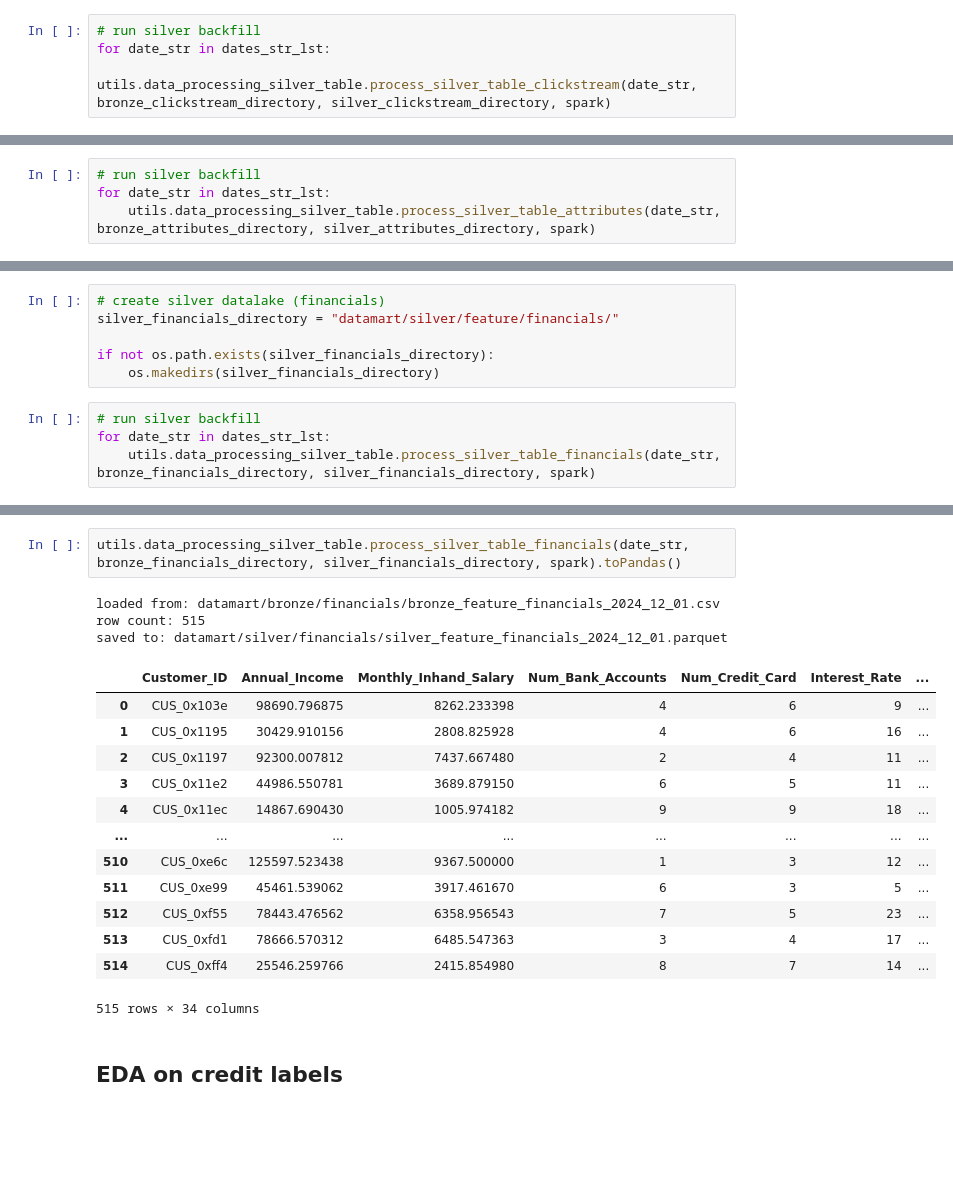
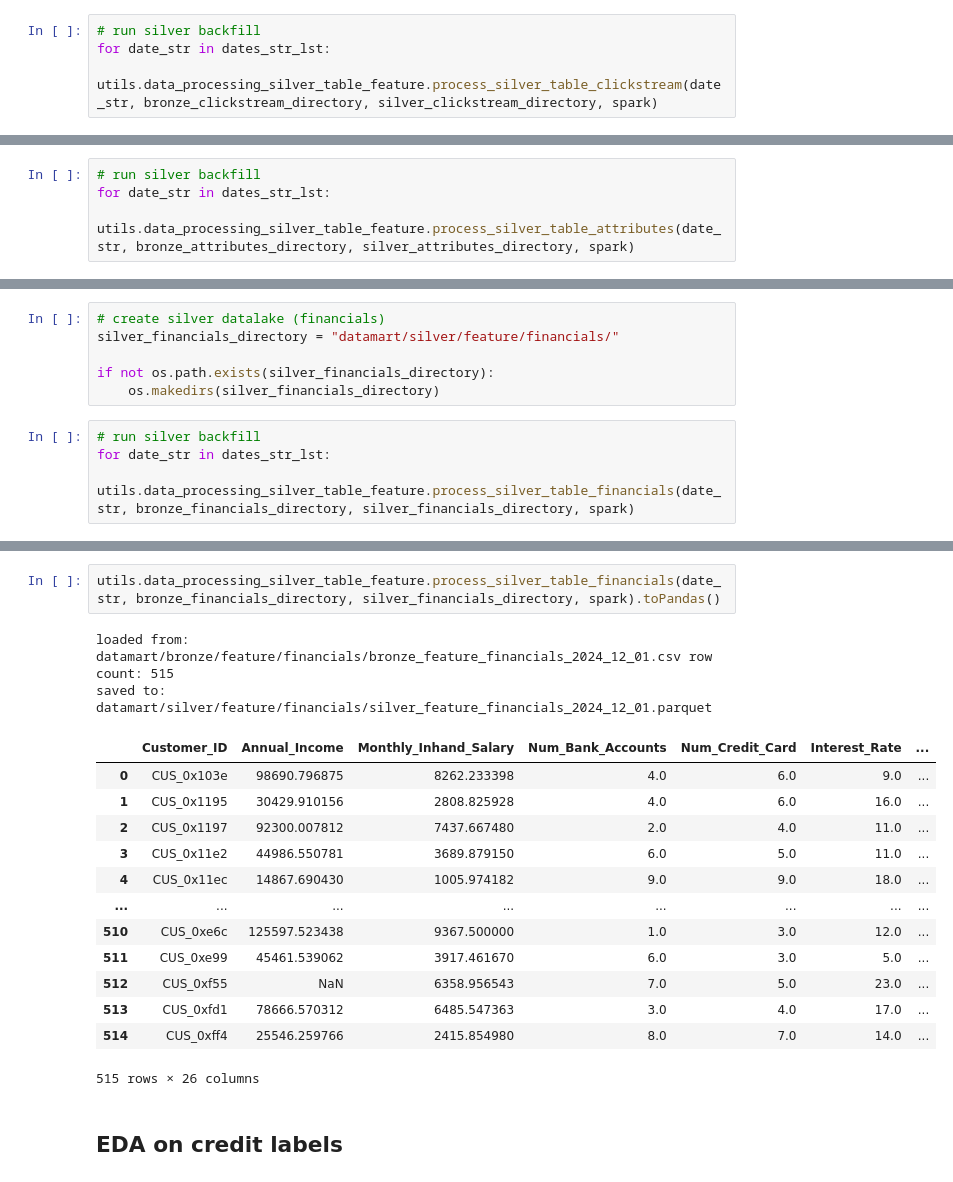
Before and after one commit to ngblpauline/MLE, a Jupyter notebook: Assignment1/data_processing_main_feature.ipynb, the cells around one changed output, grey strips where cells are left out. Drawn from its saved outputs; the diff is of its cells as text; blank space fills up the shorter version.

```diff
--- a/Assignment1/data_processing_main_feature.ipynb
+++ b/Assignment1/data_processing_main_feature.ipynb
@@ -248,5 +252,5 @@ if not os.path.exists(silver_clickstream_directory):
 # %%
 # run silver backfill
 for date_str in dates_str_lst:
-    utils.data_processing_silver_table.process_silver_table_clickstream(date_str, bronze_clickstream_directory, silver_clickstream_directory, spark)
+    utils.data_processing_silver_table_feature.process_silver_table_clickstream(date_str, bronze_clickstream_directory, silver_clickstream_directory, spark)
 # %% [output]
@@ -262,4 +298,4 @@ if not os.path.exists(silver_attributes_directory):
 # %%
 # run silver backfill
 for date_str in dates_str_lst:
-    utils.data_processing_silver_table.process_silver_table_attributes(date_str, bronze_attributes_directory, silver_attributes_directory, spark)
+    utils.data_processing_silver_table_feature.process_silver_table_attributes(date_str, bronze_attributes_directory, silver_attributes_directory, spark)
@@ -274,5 +344,5 @@ if not os.path.exists(silver_financials_directory):
 # %%
 # run silver backfill
 for date_str in dates_str_lst:
-    utils.data_processing_silver_table.process_silver_table_financials(date_str, bronze_financials_directory, silver_financials_directory, spark)
+    utils.data_processing_silver_table_feature.process_silver_table_financials(date_str, bronze_financials_directory, silver_financials_directory, spark)
 # %% [output]
@@ -296,21 +366,21 @@ saved to: datamart/silver/financials/silver_feature_financials_2024_12_01.parque
 # %%
-utils.data_processing_silver_table.process_silver_table_financials(date_str, bronze_financials_directory, silver_financials_directory, spark).toPandas()
+utils.data_processing_silver_table_feature.process_silver_table_financials(date_str, bronze_financials_directory, silver_financials_directory, spark).toPandas()
 # %% [output]
-loaded from: datamart/bronze/financials/bronze_feature_financials_2024_12_01.csv row count: 515
-saved to: datamart/silver/financials/silver_feature_financials_2024_12_01.parquet
+loaded from: datamart/bronze/feature/financials/bronze_feature_financials_2024_12_01.csv row count: 515
+saved to: datamart/silver/feature/financials/silver_feature_financials_2024_12_01.parquet
 |  | Customer_ID | Annual_Income | Monthly_Inhand_Salary | Num_Bank_Accounts | Num_Credit_Card | Interest_Rate | ... |
-| 0 | CUS_0x103e | 98690.796875 | 8262.233398 | 4 | 6 | 9 | ... |
-| 1 | CUS_0x1195 | 30429.910156 | 2808.825928 | 4 | 6 | 16 | ... |
-| 2 | CUS_0x1197 | 92300.007812 | 7437.667480 | 2 | 4 | 11 | ... |
-| 3 | CUS_0x11e2 | 44986.550781 | 3689.879150 | 6 | 5 | 11 | ... |
-| 4 | CUS_0x11ec | 14867.690430 | 1005.974182 | 9 | 9 | 18 | ... |
+| 0 | CUS_0x103e | 98690.796875 | 8262.233398 | 4.0 | 6.0 | 9.0 | ... |
+| 1 | CUS_0x1195 | 30429.910156 | 2808.825928 | 4.0 | 6.0 | 16.0 | ... |
+| 2 | CUS_0x1197 | 92300.007812 | 7437.667480 | 2.0 | 4.0 | 11.0 | ... |
+| 3 | CUS_0x11e2 | 44986.550781 | 3689.879150 | 6.0 | 5.0 | 11.0 | ... |
+| 4 | CUS_0x11ec | 14867.690430 | 1005.974182 | 9.0 | 9.0 | 18.0 | ... |
 | ... | ... | ... | ... | ... | ... | ... | ... |
-| 510 | CUS_0xe6c | 125597.523438 | 9367.500000 | 1 | 3 | 12 | ... |
-| 511 | CUS_0xe99 | 45461.539062 | 3917.461670 | 6 | 3 | 5 | ... |
-| 512 | CUS_0xf55 | 78443.476562 | 6358.956543 | 7 | 5 | 23 | ... |
-| 513 | CUS_0xfd1 | 78666.570312 | 6485.547363 | 3 | 4 | 17 | ... |
-| 514 | CUS_0xff4 | 25546.259766 | 2415.854980 | 8 | 7 | 14 | ... |
+| 510 | CUS_0xe6c | 125597.523438 | 9367.500000 | 1.0 | 3.0 | 12.0 | ... |
+| 511 | CUS_0xe99 | 45461.539062 | 3917.461670 | 6.0 | 3.0 | 5.0 | ... |
+| 512 | CUS_0xf55 | NaN | 6358.956543 | 7.0 | 5.0 | 23.0 | ... |
+| 513 | CUS_0xfd1 | 78666.570312 | 6485.547363 | 3.0 | 4.0 | 17.0 | ... |
+| 514 | CUS_0xff4 | 25546.259766 | 2415.854980 | 8.0 | 7.0 | 14.0 | ... |
-515 rows × 34 columns
+515 rows × 26 columns
 # %% [markdown]
 ## EDA on credit labels
 # %%
```
Also changed, not shown: parts of 7 cells of this notebook, 2 other files.
